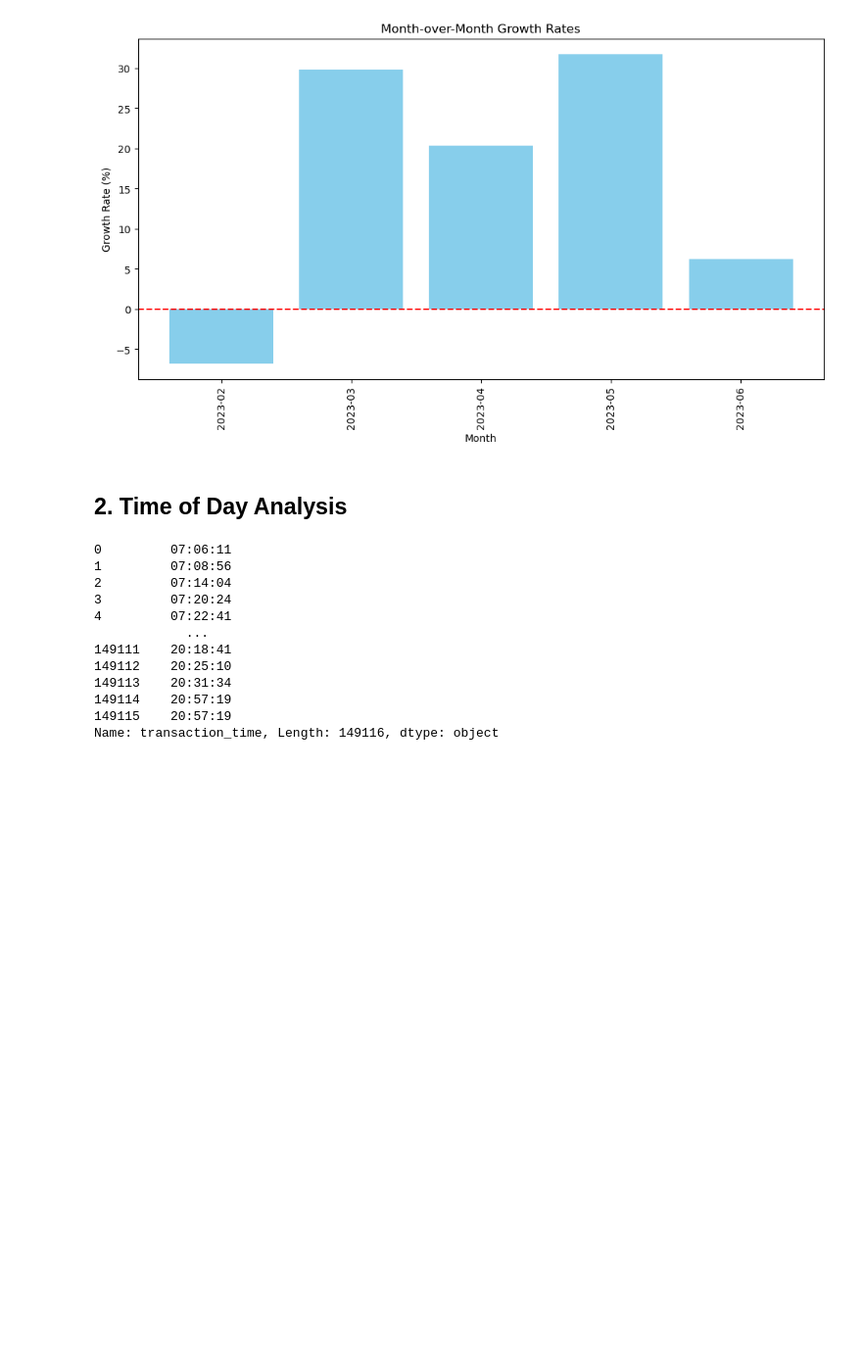
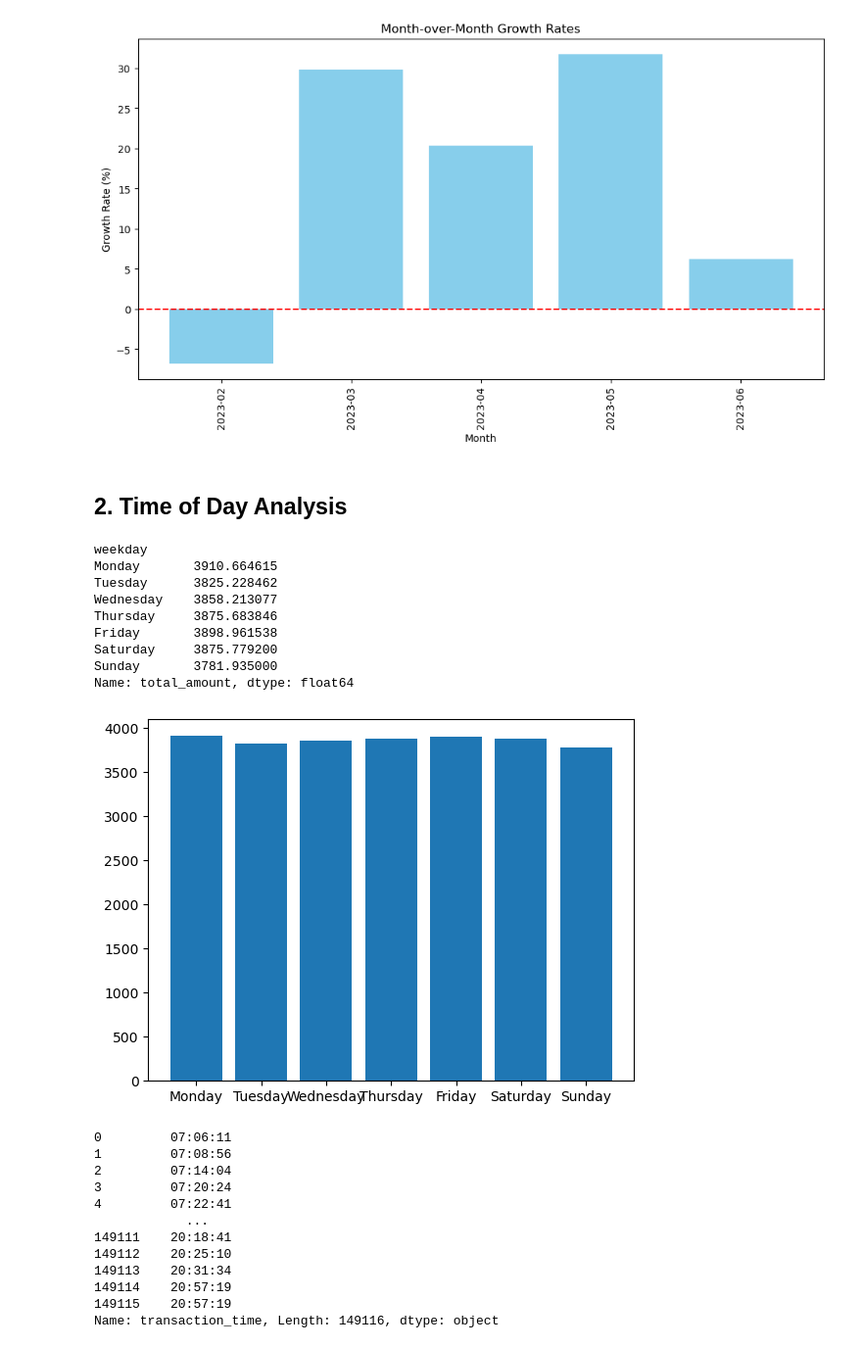
Before and after one commit to Priyanshu501/BrewedIQ, a Jupyter notebook: analysis.ipynb, the cells around one changed output. Shown at 98% size. Cells and saved outputs as stored; diff of their text form; code cells hidden in the pictures; blank space fills up the shorter version.

```diff
--- a/analysis.ipynb
+++ b/analysis.ipynb
@@ -463,6 +463,28 @@ plot_mom_growth_rates()
 [figure]
 # %% [markdown]
 ## 2. Time of Day Analysis
+# %%
+df['weekday'] = df['transaction_date'].dt.day_name()
+# %%
+daywisesales = df.groupby([df['transaction_date'].dt.date, 'weekday'])['total_amount'].sum().reset_index()
+average_daywisesales = daywisesales.groupby('weekday')['total_amount'].mean()
+
+weekday_order = list(calendar.day_name)
+average_daywisesales = average_daywisesales.reindex(weekday_order)
+display(average_daywisesales)
+plt.bar(average_daywisesales.index, average_daywisesales.values)
+plt.show()
+# %% [output]
+weekday
+Monday       3910.664615
+Tuesday      3825.228462
+Wednesday    3858.213077
+Thursday     3875.683846
+Friday       3898.961538
+Saturday     3875.779200
+Sunday       3781.935000
+Name: total_amount, dtype: float64
+[figure, added]
 # %%
 df['transaction_time'] = pd.to_datetime(df['transaction_time'], format='%H:%M:%S').dt.time
 df['transaction_time']
```
Also changed, not shown: parts of 5 cells of this notebook.
